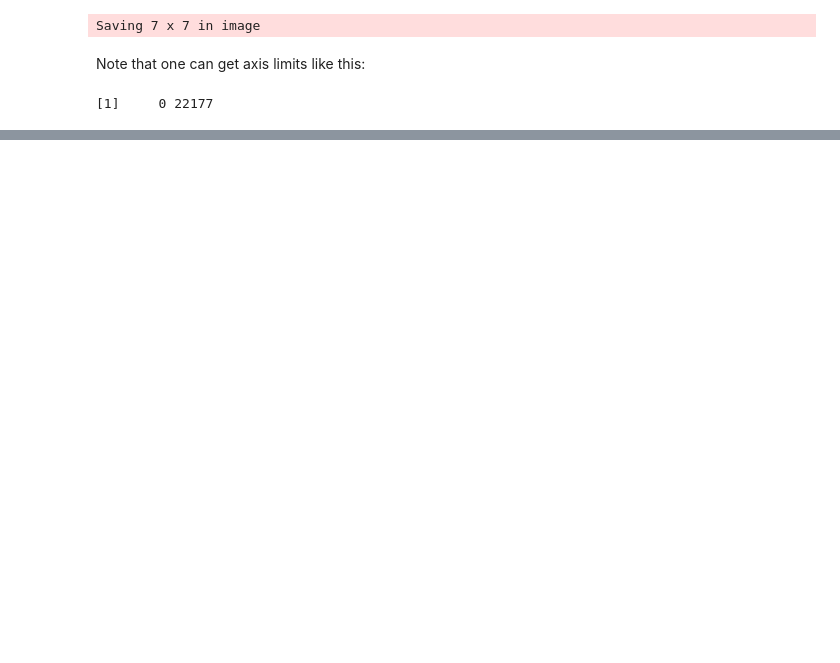
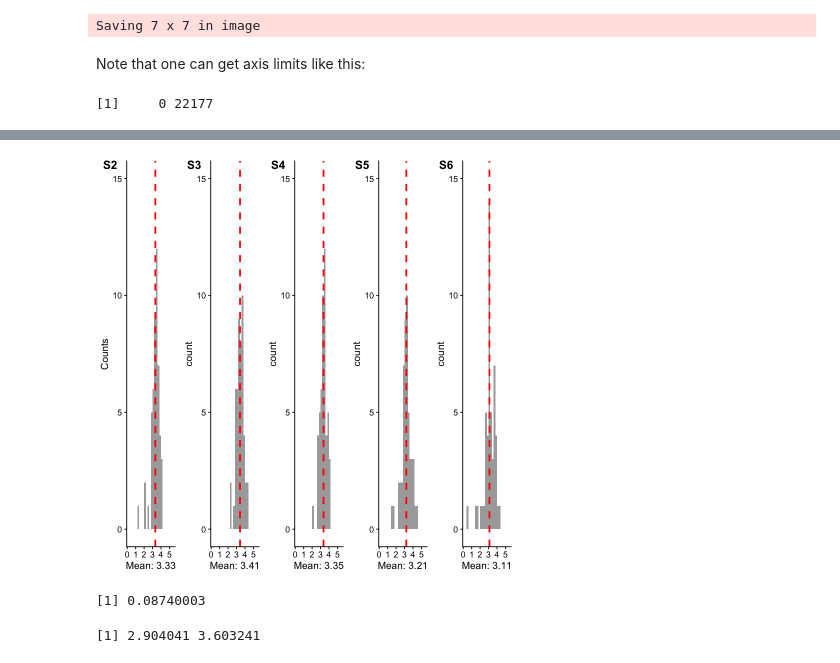
Before and after one commit to matthew-brett/confidence-intervals, a Jupyter notebook: confidence_plots.ipynb, the cells around one changed output, grey strips where cells are left out. Drawn from its saved outputs; the diff is of its cells as text; code cells hidden in the pictures; blank space fills up the shorter version.

```diff
--- a/confidence_plots.ipynb
+++ b/confidence_plots.ipynb
@@ -145 +123,13 @@ Saving 7 x 7 in image
+# %%
+plots = list()
+for (name in names(samples)) {
+    v <- samples[[name]]
+    plots[[name]] <- (v[['plot']]
+                    + theme_half_open(12)
+                    + theme(legend.position='none')
+                    + labs(title=NULL)
+                    + xlab(glue('Mean: {round(v[["mean"]], 2)}'))
+                    )
+}
+plots[[1]] <- plots[[1]] + ylab('Counts')
 # %% [markdown]
@@ -146,0 +137,10 @@ Consider <https://wilkelab.org/cowplot/articles/shared_legends.html>
+# %%
+p_samps <- plot_grid(
+    plotlist = plots,
+    align = 'vh',
+    labels = sapply(1:n_samples, function(i) glue('S{i + 1}')),
+    nrow = 1
+)
+p_samps
+# %% [output]
+[figure, added]
@@ -146,0 +150,11 @@ Consider <https://wilkelab.org/cowplot/articles/shared_legends.html>
+# %%
+# Estimated SD of sampling distribution of mean.
+sem <- sd(bw_pop_vals) / sqrt(n)
+sem
+# %% [output]
+[1] 0.08740003
+# %%
+samp_lims <- pop_mean + sem * c(-4, 4)
+samp_lims
+# %% [output]
+[1] 2.904041 3.603241
```
Also changed, not shown: parts of 19 cells of this notebook, 1 other file.
